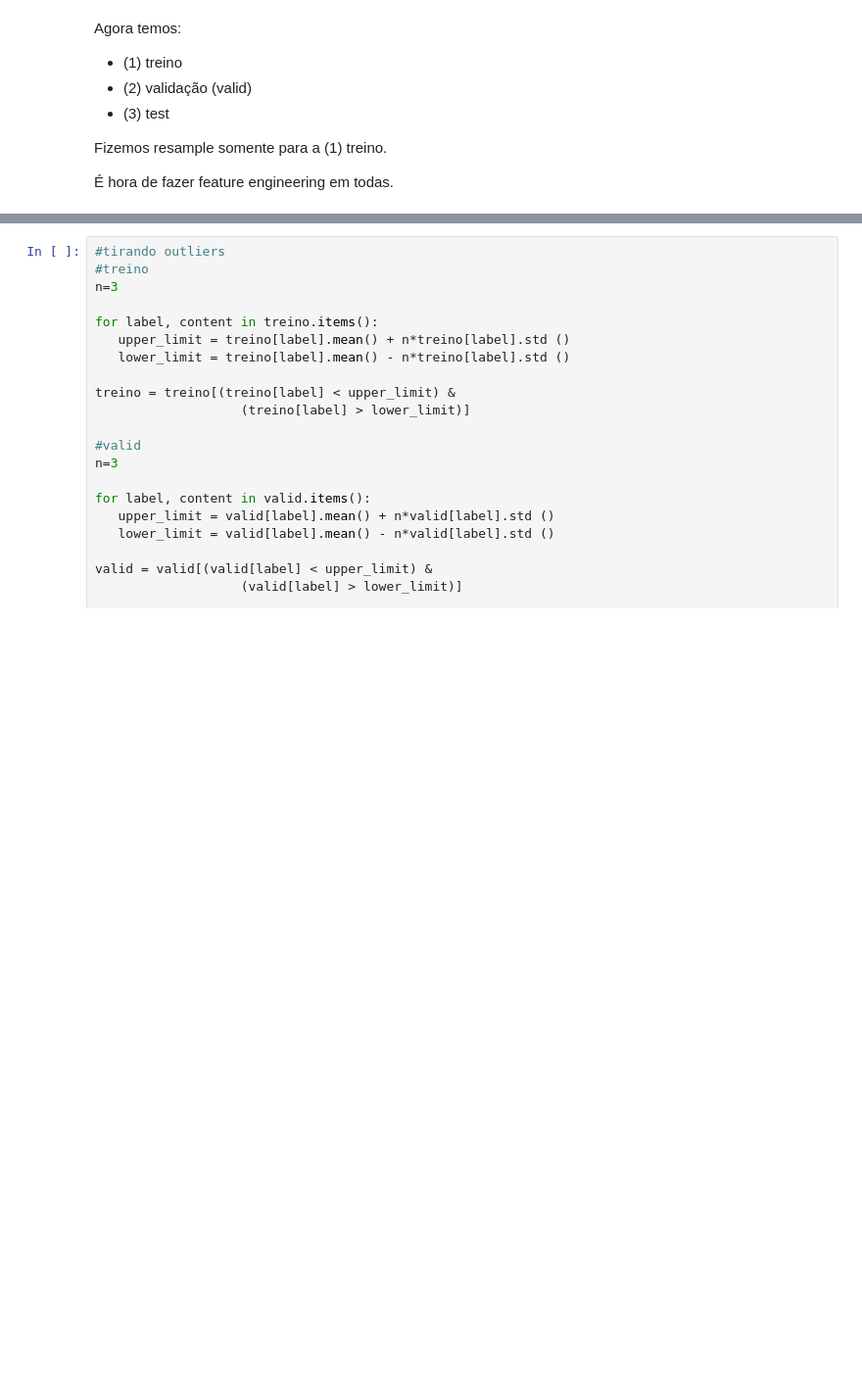
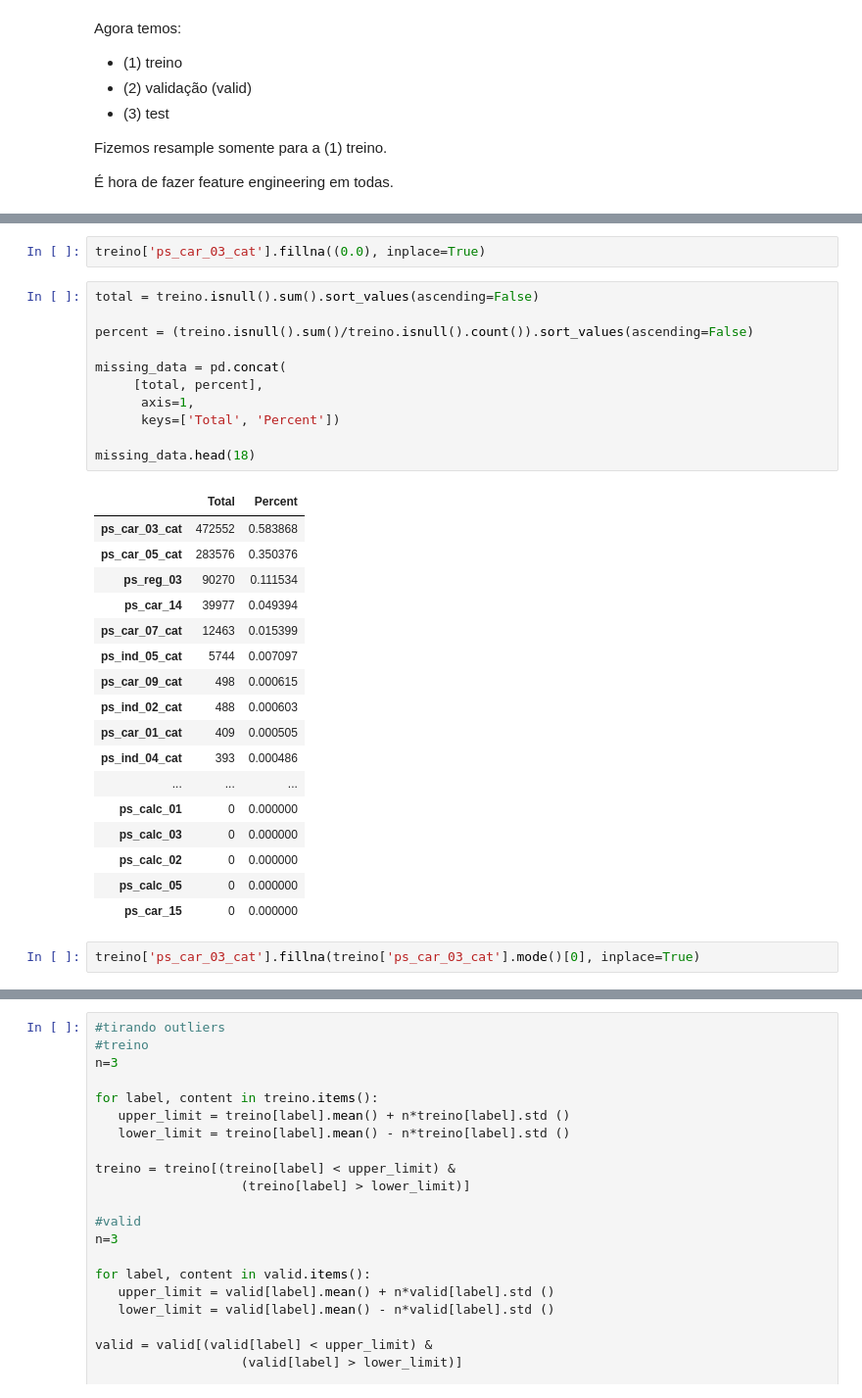
Before and after one commit to gbam-ds/FP-ML, a Jupyter notebook: Porto_Seguro.ipynb, the cells around one changed output, grey strips where cells are left out. Shown: that part at 98% size. Drawn from its saved outputs; the diff is of its cells as text; blank space fills up the shorter version.

```diff
--- a/Porto_Seguro.ipynb
+++ b/Porto_Seguro.ipynb
@@ -340,0 +212,33 @@ test['ps_reg_03'].fillna((test['ps_reg_03'].mean()), inplace=True)
+# %%
+treino['ps_car_03_cat'].fillna((0.0), inplace=True)
+# %%
+total = treino.isnull().sum().sort_values(ascending=False)
+
+percent = (treino.isnull().sum()/treino.isnull().count()).sort_values(ascending=False)
+
+missing_data = pd.concat(
+     [total, percent],
+      axis=1,
+      keys=['Total', 'Percent'])
+
+missing_data.head(18)
+# %% [output]
+|  | Total | Percent |
+| ps_car_03_cat | 472552 | 0.583868 |
+| ps_car_05_cat | 283576 | 0.350376 |
+| ps_reg_03 | 90270 | 0.111534 |
+| ps_car_14 | 39977 | 0.049394 |
+| ps_car_07_cat | 12463 | 0.015399 |
+| ps_ind_05_cat | 5744 | 0.007097 |
+| ps_car_09_cat | 498 | 0.000615 |
+| ps_ind_02_cat | 488 | 0.000603 |
+| ps_car_01_cat | 409 | 0.000505 |
+| ps_ind_04_cat | 393 | 0.000486 |
+| ... | ... | ... |
+| ps_calc_01 | 0 | 0.000000 |
+| ps_calc_03 | 0 | 0.000000 |
+| ps_calc_02 | 0 | 0.000000 |
+| ps_calc_05 | 0 | 0.000000 |
+| ps_car_15 | 0 | 0.000000 |
+# %%
+treino['ps_car_03_cat'].fillna(treino['ps_car_03_cat'].mode()[0], inplace=True)
```
Also changed, not shown: parts of 103 cells of this notebook.
